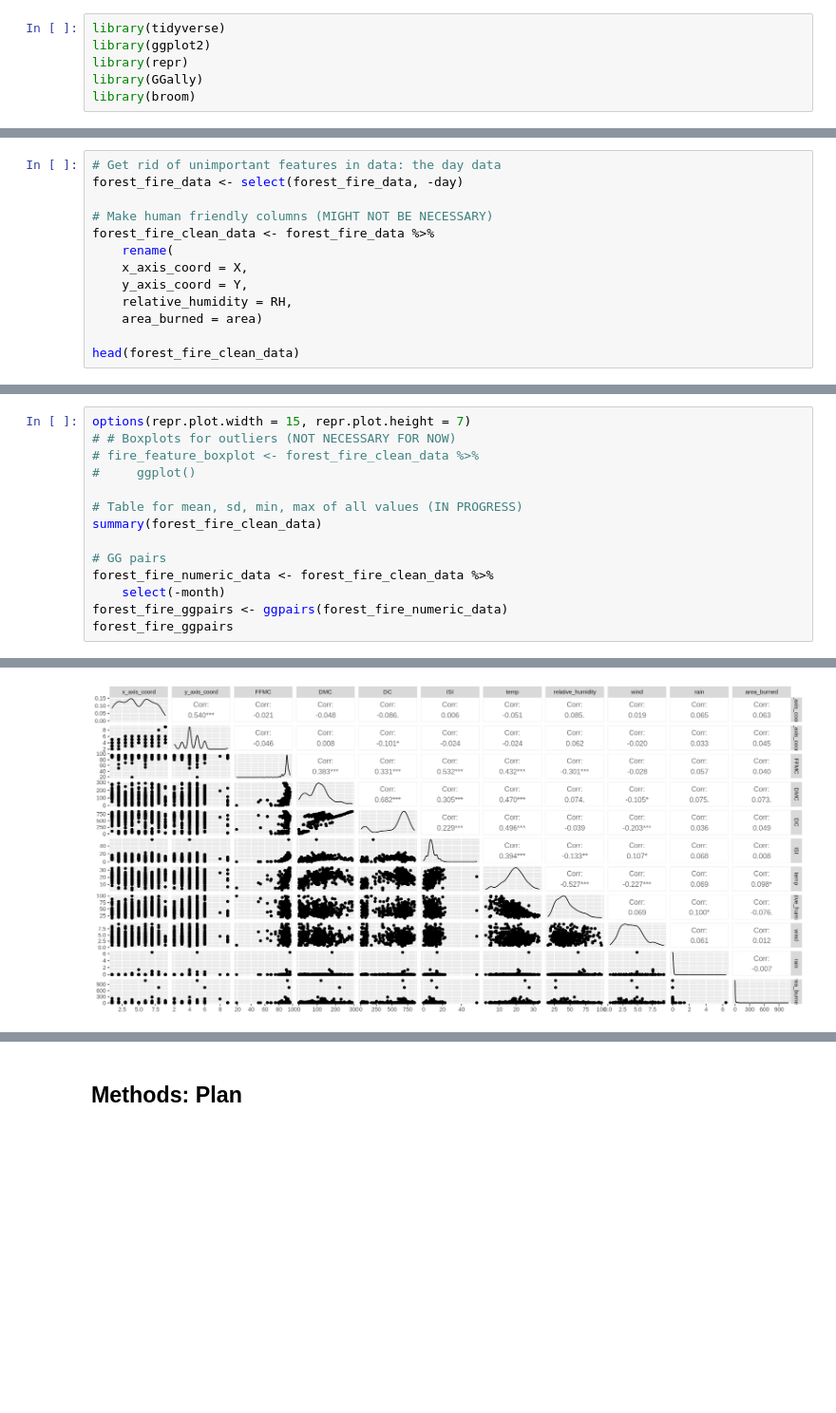
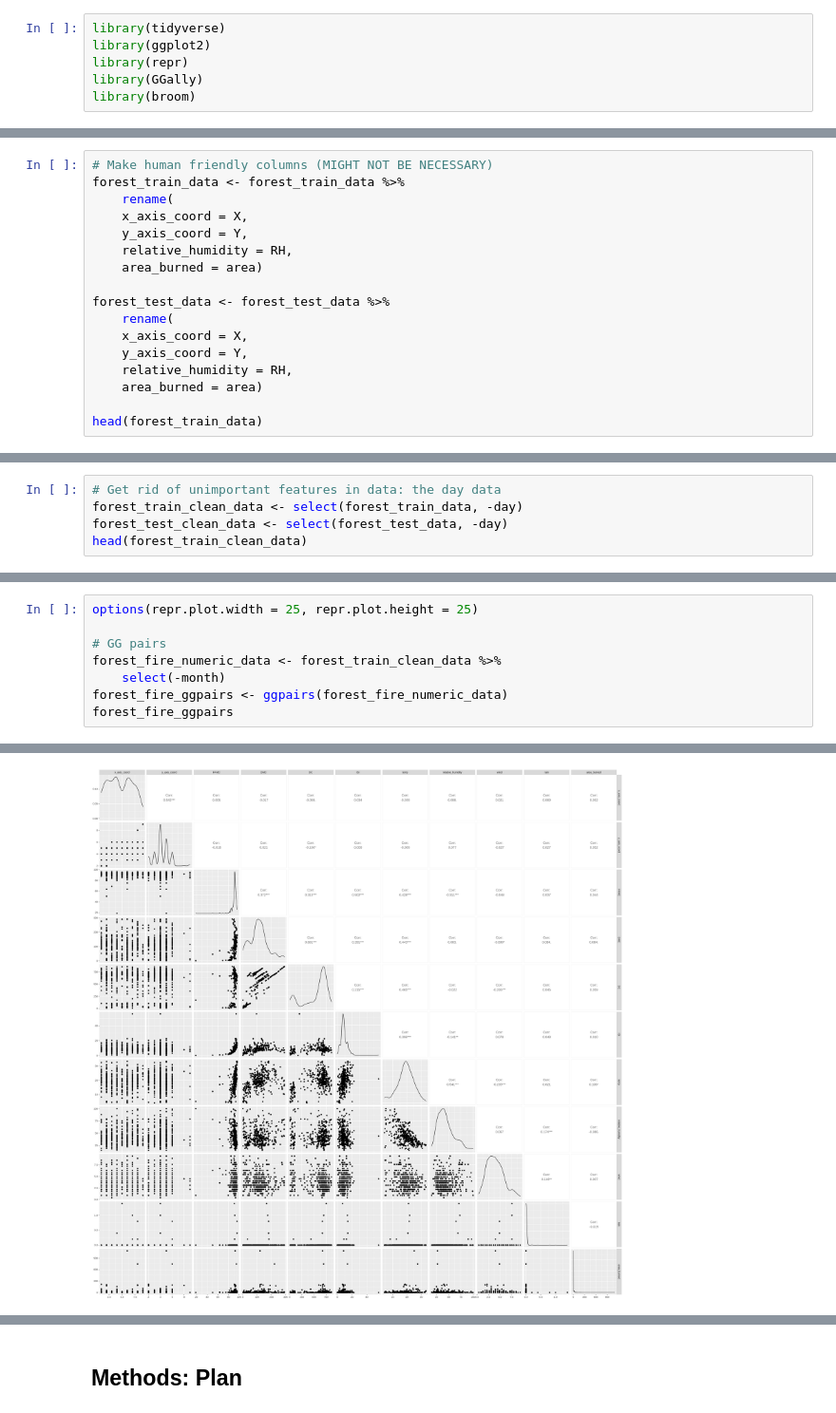
Before and after one commit to jjadeb/Stat_301_Project, a Jupyter notebook: stat-301-project/Proposal.ipynb, the cells around one changed output, grey strips where cells are left out. Shown at 95% size. Drawn from its saved outputs; the diff is of its cells as text; blank space fills up the shorter version.

Commit message:
Cleaning up Exploratory Analysis

```diff
--- a/stat-301-project/Proposal.ipynb
+++ b/stat-301-project/Proposal.ipynb
@@ -44,0 +57,17 @@ A data.frame: 6 × 13
+# %%
+# Make human friendly columns (MIGHT NOT BE NECESSARY)
+forest_train_data <- forest_train_data %>%
+    rename(
+    x_axis_coord = X,
+    y_axis_coord = Y,
+    relative_humidity = RH,
+    area_burned = area)
+
+forest_test_data <- forest_test_data %>%
+    rename(
+    x_axis_coord = X,
+    y_axis_coord = Y,
+    relative_humidity = RH,
+    area_burned = area)
+
+head(forest_train_data)
@@ -50,16 +98,8 @@ sum(is.na(forest_fire_data))
 # %%
 # Get rid of unimportant features in data: the day data
-forest_fire_data <- select(forest_fire_data, -day)
-
-# Make human friendly columns (MIGHT NOT BE NECESSARY)
-forest_fire_clean_data <- forest_fire_data %>%
-    rename(
-    x_axis_coord = X,
-    y_axis_coord = Y,
-    relative_humidity = RH,
-    area_burned = area)
-
-head(forest_fire_clean_data)
+forest_train_clean_data <- select(forest_train_data, -day)
+forest_test_clean_data <- select(forest_test_data, -day)
+head(forest_train_clean_data)
 # %% [output]
 A data.frame: 6 × 12
 |  | x_axis_coord | y_axis_coord | month | FFMC | DMC | DC | ISI | temp | relative_humidity | ... |
@@ -73,14 +119,8 @@ A data.frame: 6 × 12
 # %%
-options(repr.plot.width = 15, repr.plot.height = 7)
-# # Boxplots for outliers (NOT NECESSARY FOR NOW)
-# fire_feature_boxplot <- forest_fire_clean_data %>%
-#     ggplot()
-
-# Table for mean, sd, min, max of all values (IN PROGRESS)
-summary(forest_fire_clean_data)
+options(repr.plot.width = 25, repr.plot.height = 25)
 
 # GG pairs
-forest_fire_numeric_data <- forest_fire_clean_data %>%
+forest_fire_numeric_data <- forest_train_clean_data %>%
     select(-month)
 forest_fire_ggpairs <- ggpairs(forest_fire_numeric_data)
 forest_fire_ggpairs
@@ -105 +128 @@ forest_fire_ggpairs
-[figure, old version]
+[figure, new version]
```
Also changed, not shown: parts of 25 cells of this notebook.
